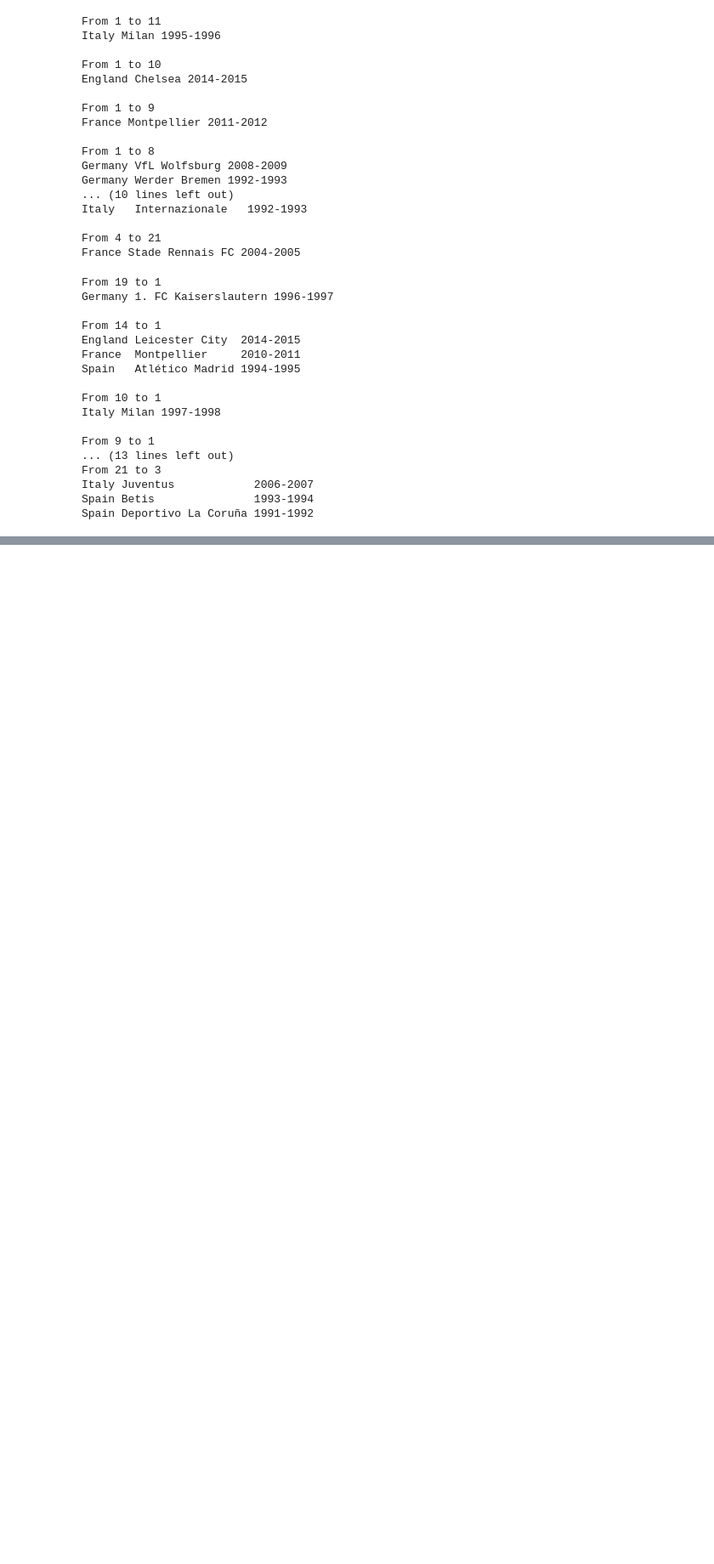
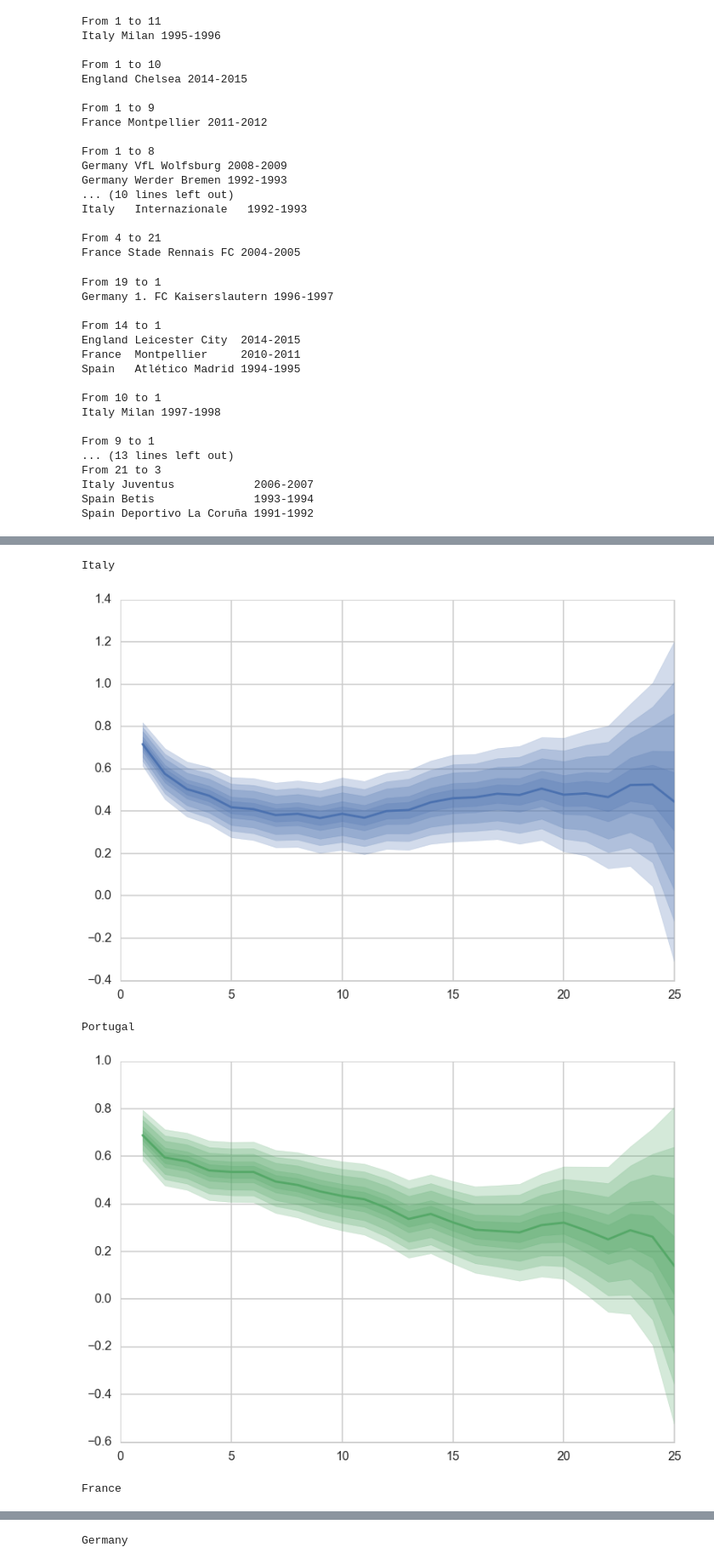
Before and after one commit to harvardsports/data, a Jupyter notebook: soccer-tables/EPL Parity Part 2.ipynb, the cells around one changed output, grey strips where cells are left out. Shown at 85% size. Saved outputs shown, nothing was run; the diff lists cells and outputs as text; code cells hidden in the pictures; blank space fills up the shorter version.

```diff
--- a/soccer-tables/EPL Parity Part 2.ipynb
+++ b/soccer-tables/EPL Parity Part 2.ipynb
@@ -265,8 +268,9 @@ for ax, (k, v)  in zip(axes.ravel(), d_.iteritems()):
 [figure]
 # %%
 for k, v in d_.iteritems():
-    lm = smf.ols(formula='Year ~ Gini', data=v).fit()
+    lm = smf.ols(formula='Gini ~ Year', data=v).fit()
     print k, lm.summary(), '\n\n\n'
+    #print k, lm.pvalues, lm.params, '\n\n\n'
 # %% [output]
 Italy                             OLS Regression Results
 ==============================================================================
@@ -334,14 +340,14 @@ mark_inset(ax, axins2, loc1=2, loc2=4, fc="None", ec=".3");
 # %% [output]
 [figure]
 # %%
-clhist = {}
-for k, v in dictionary_something.iteritems():
-    df = pd.DataFrame.from_dict(v).transpose()
-    df.columns = ['Round_of_'+str(n) for n in [32,16,8,4,2,1]]
-    clhist[k] = df
+#clhist = {}
+#for k, v in dictionary_something.iteritems():
+#    df = pd.DataFrame.from_dict(v).transpose()
+#    df.columns = ['Round_of_'+str(n) for n in [32,16,8,4,2,1]]
+#    clhist[k] = df
 
-with open('cl_parsed.pickle', 'wb') as handle:
-    pickle.dump(clhist, handle, protocol=pickle.HIGHEST_PROTOCOL)
+#with open('cl_parsed.pickle', 'wb') as handle:
+#    pickle.dump(clhist, handle, protocol=pickle.HIGHEST_PROTOCOL)
 # %%
 with open('cl_parsed.pickle', 'rb') as handle:
     clhist = pickle.load(handle)
@@ -413,9 +407,9 @@ printSpaced(zip(*[(c, best_counties_d[c][0]) for c in sorted(best_counties_d.key
 def plott(vs, c, k = None):
     for i, v in enumerate(vs):
         if i:
-            plt.scatter(v[0], cl_score(v[1]), color = c, s=50)
+            plt.scatter(v[0], cl_score(v[1]), color = c, s=100)
         else:
-            plt.scatter(v[0], cl_score(v[1]), color = c, s=50, label = k)
+            plt.scatter(v[0], cl_score(v[1]), color = c, s=100, label = k)
 # %%
 n = 4
 c = 1
@@ -756,7 +730,9 @@ Spain Betis               1993-1994
 Spain Deportivo La Coruña 1991-1992
 # %%
 %%time
+is_ = sorted([.95, .999, .50, .75, .99])
 pval_dict = {}
+pval_dict_ = {}
 for y in range (1,30):
     try:
         val = helper_graphs(yp = y, output=False)[0]
@@ -766,9 +742,15 @@ for y in range (1,30):
     else:
         for k,v in val.iteritems():
             try:
+                ints = []
+                for i in is_:
+                    ints.append([v.conf_int(1-i)[0]['X'],v.conf_int(1-i)[1]['X']])
+                mid = v.params['X']
                 pval_dict[k][y] = v.pvalues
+                pval_dict_[k][y] = (mid, ints)
             except KeyError:
                 pval_dict[k] = {y : v.pvalues}
+                pval_dict_[k] = {y : (mid, ints)}
             except AttributeError:
                 pass
 # %% [output]
@@ -775,0 +758,17 @@ Wall time: 1.89 s
+# %%
+colors=sns.color_palette()
+for c, (k, v) in zip(colors, pval_dict_.iteritems()):
+    m, ints = zip(*pval_dict_[k].values())
+    for i in zip(*ints):
+        l, u = zip(*i)
+        plt.fill_between(x = pval_dict_[k].keys(), y1 = l, y2 = u, color = c, alpha = .25)
+    plt.plot(pval_dict_[k].keys(), m, color = c)
+
+    print k
+    plt.show()
+# %% [output]
+Italy
+[figure, added]
+Portugal
+[figure, added]
+France
@@ -775,0 +776 @@ Wall time: 1.89 s
+Germany
```
Also changed, not shown: parts of 11 cells of this notebook, 6 other files.
